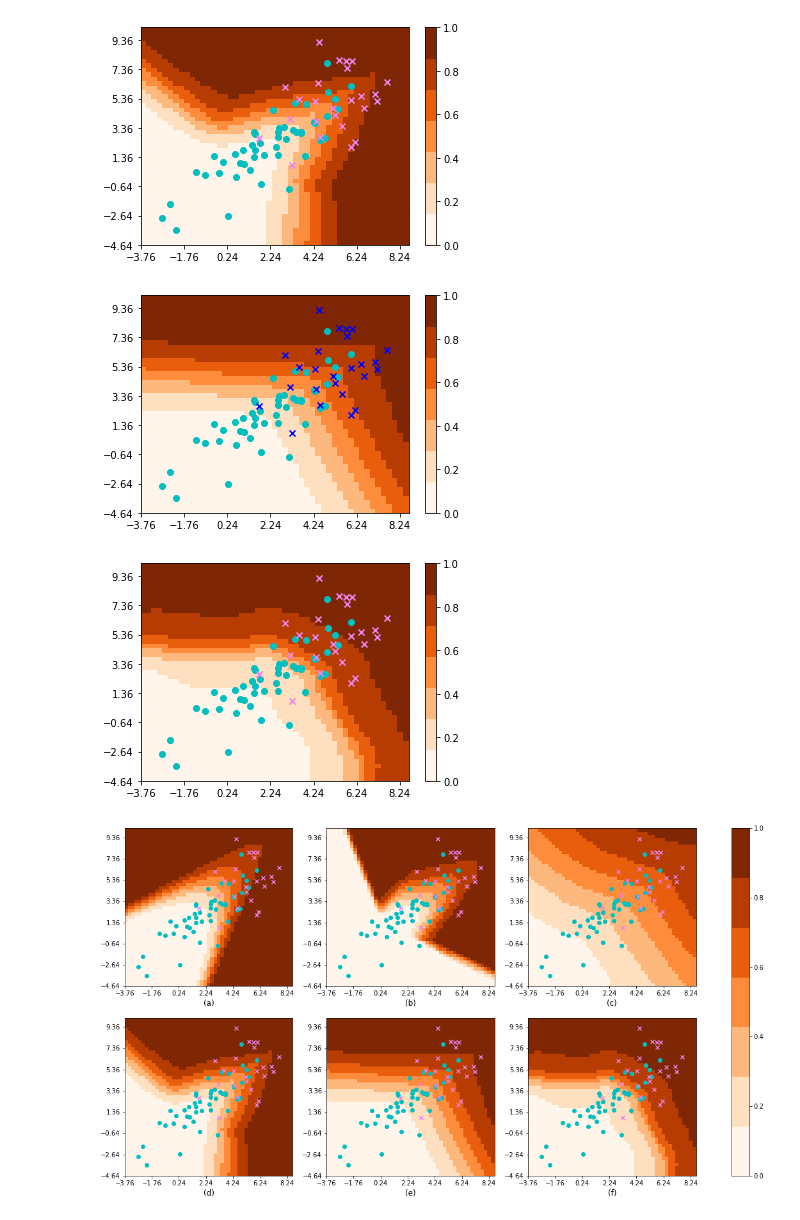
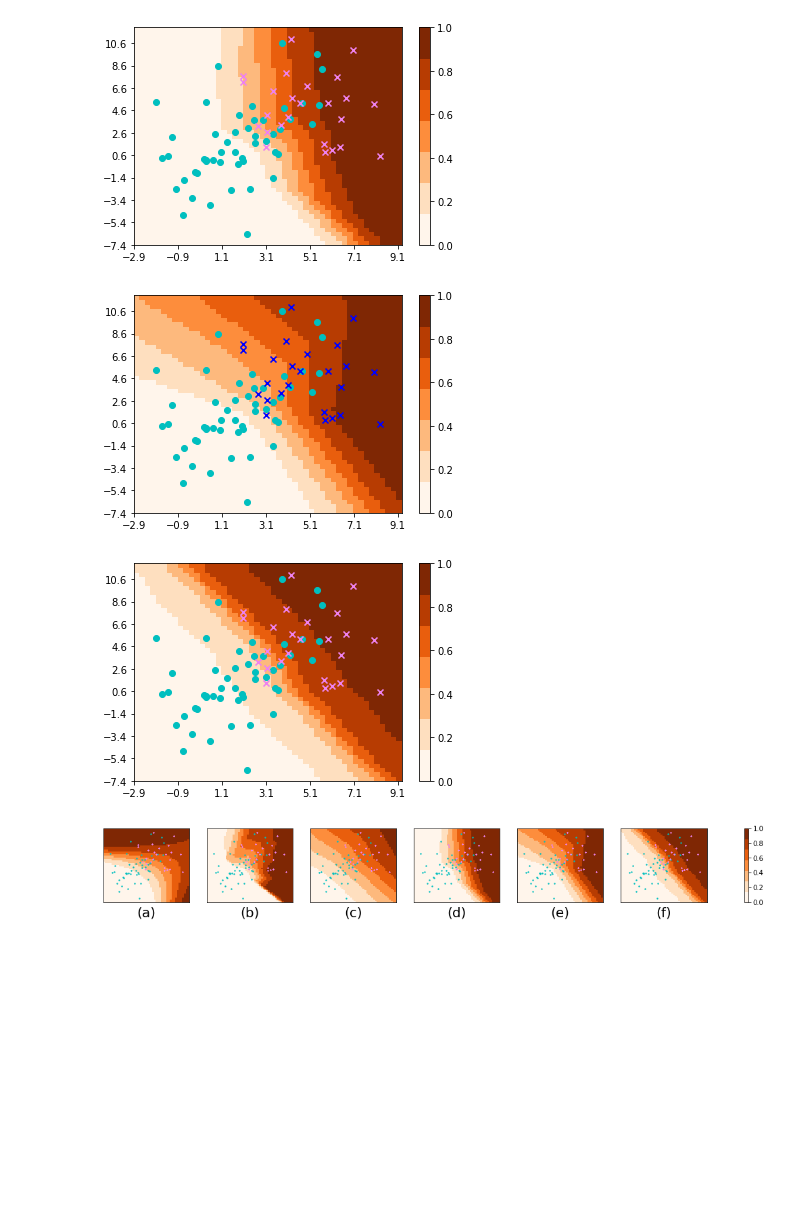
Before and after one commit to w86763777/pytorch-gan-collections, a Jupyter notebook: vis_value_surface.ipynb, the cells around one changed output. Saved outputs shown, nothing was run; the diff lists cells and outputs as text; code cells hidden in the pictures; blank space fills up the shorter version.

```diff
--- a/vis_value_surface.ipynb
+++ b/vis_value_surface.ipynb
@@ -133,11 +133,11 @@ n_grad_grid = 20
 
 mean1 = [2, 2]
 cov1 = [[5, 4],
-        [4, 5]]
+        [4, 12]]
 
 mean2 = [5, 5]
-cov2 = [[4, 1],
-        [1, 4]]
+cov2 = [[5, 1],
+        [1, 9]]
 
 # mean2 = [5, 4]
 # cov2 = [[2, 1.1],
@@ -327,7 +327,7 @@ plt.xticks(np.arange(x_min, x_max, 2.0))
 plt.yticks(np.arange(y_min, y_max, 2.0))
 plt.show()
 # %% [output]
-[figure, old version]
+[figure, new version]
 # %%
 set_seed(0)
 net_sn = SNMLP().to(device)
@@ -372,7 +372,7 @@ plt.xticks(np.arange(x_min, x_max, 2.0))
 plt.yticks(np.arange(y_min, y_max, 2.0))
 plt.show()
 # %% [output]
-[figure, old version]
+[figure, new version]
 # %%
 set_seed(0)
 net_gn = GNMLP().to(device)
@@ -416,30 +416,32 @@ plt.xticks(np.arange(x_min, x_max, 2.0))
 plt.yticks(np.arange(y_min, y_max, 2.0))
 plt.show()
 # %% [output]
-[figure, old version]
+[figure, new version]
 # %%
-fig, axs = plt.subplots(2, 3, figsize=(20, 10))
+fig, axs = plt.subplots(1, 6, figsize=(20, 2))
 
 probs = [
     (opt_prob, '(a)'),
     (probs_gan, '(b)'),
     (probs_gp0, '(c)'),
     (probs_gp1, '(d)'),
     (probs_sn, '(e)'),
     (probs_gn, '(f)'),
 ]
 
 for i, ax in enumerate(axs.flat):
     pcm = ax.pcolormesh(mesh_x, mesh_y, probs[i][0], cmap=cmap, vmin=0, vmax=1)
-    ax.scatter(xs1, ys1, marker='o', c='c')
-    ax.scatter(xs2, ys2, marker='x', c='violet')
-    ax.set_xticks(np.arange(x_min, x_max, 2.0))
-    ax.set_yticks(np.arange(y_min, y_max, 2.0))
-    ax.set_title(probs[i][1], y=-0.15)
+    ax.scatter(xs1, ys1, marker='o', c='c', s=2)
+    ax.scatter(xs2, ys2, marker='x', c='violet', s=2)
+#     ax.set_xticks(np.arange(x_min, x_max, 2.0))
+#     ax.set_yticks(np.arange(y_min, y_max, 2.0))
+    ax.set_xticks([])
+    ax.set_yticks([])
+    ax.set_title(probs[i][1], y=-0.25, fontsize=20)
 fig.colorbar(pcm, ax=axs)
 plt.show()
 # %% [output]
-[figure, old version]
+[figure, new version]
 # %%
 probs = []
 x = torch.FloatTensor(np.stack([grad_mesh_x.reshape(-1), grad_mesh_y.reshape(-1)], axis=1))
```
Also changed, not shown: parts of 3 cells of this notebook, 2 other files.
